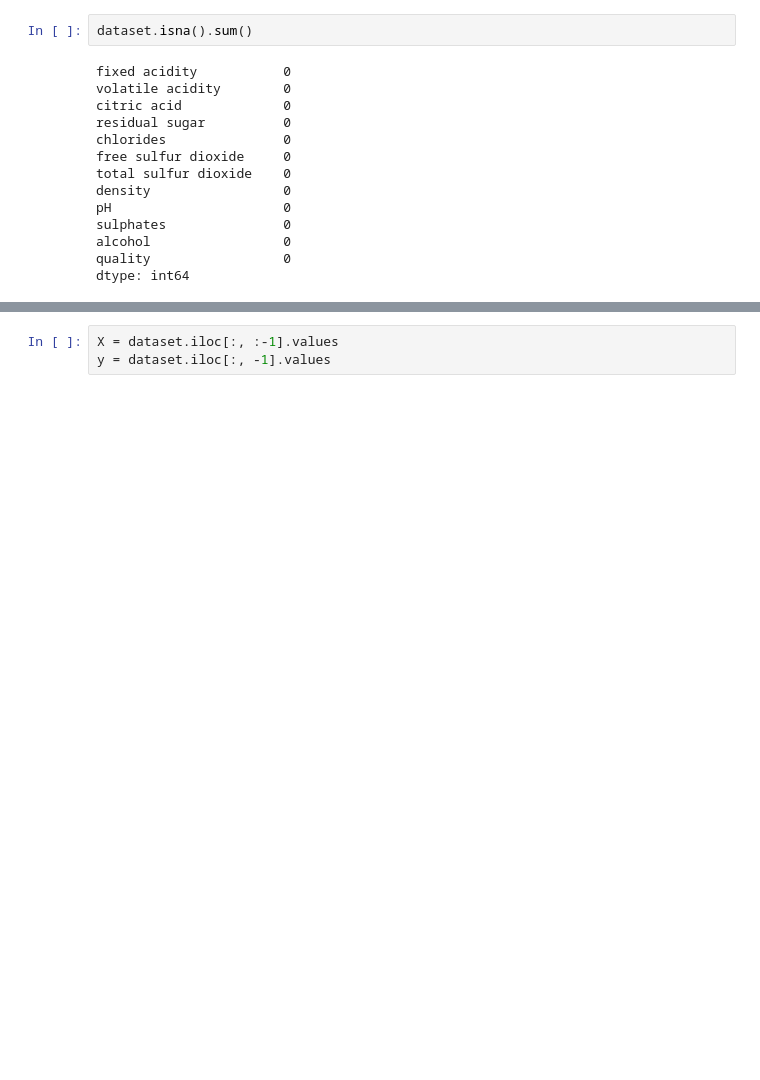
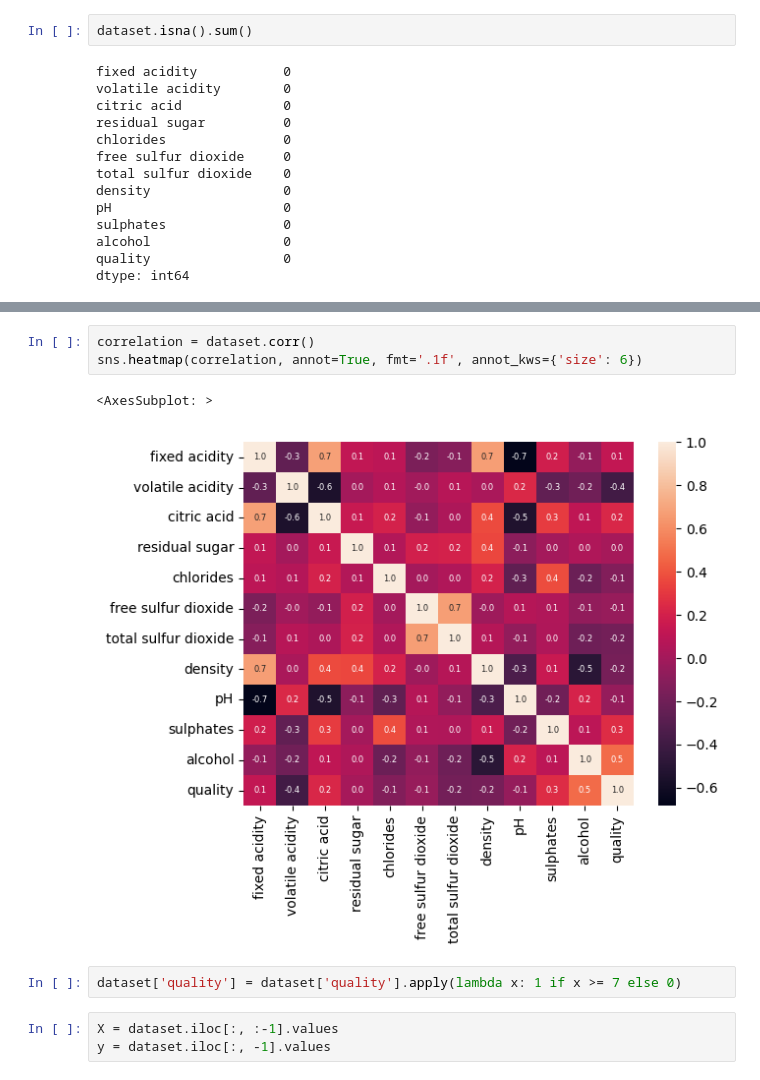
Before and after one commit to itssingh14/wine_quality_prediction, a Jupyter notebook: notebook.ipynb, the cells around one changed output, grey strips where cells are left out. Saved outputs shown, nothing was run; the diff lists cells and outputs as text; blank space fills up the shorter version.

```diff
--- a/notebook.ipynb
+++ b/notebook.ipynb
@@ -76,3 +92,11 @@ dtype: int64
+# %%
+correlation = dataset.corr()
+sns.heatmap(correlation, annot=True, fmt='.1f', annot_kws={'size': 6})
+# %% [output]
+<AxesSubplot: >
+[figure, added]
+# %%
+dataset['quality'] = dataset['quality'].apply(lambda x: 1 if x >= 7 else 0)
 # %%
 X = dataset.iloc[:, :-1].values
 y = dataset.iloc[:, -1].values
```
Also changed, not shown: parts of 9 cells of this notebook.
